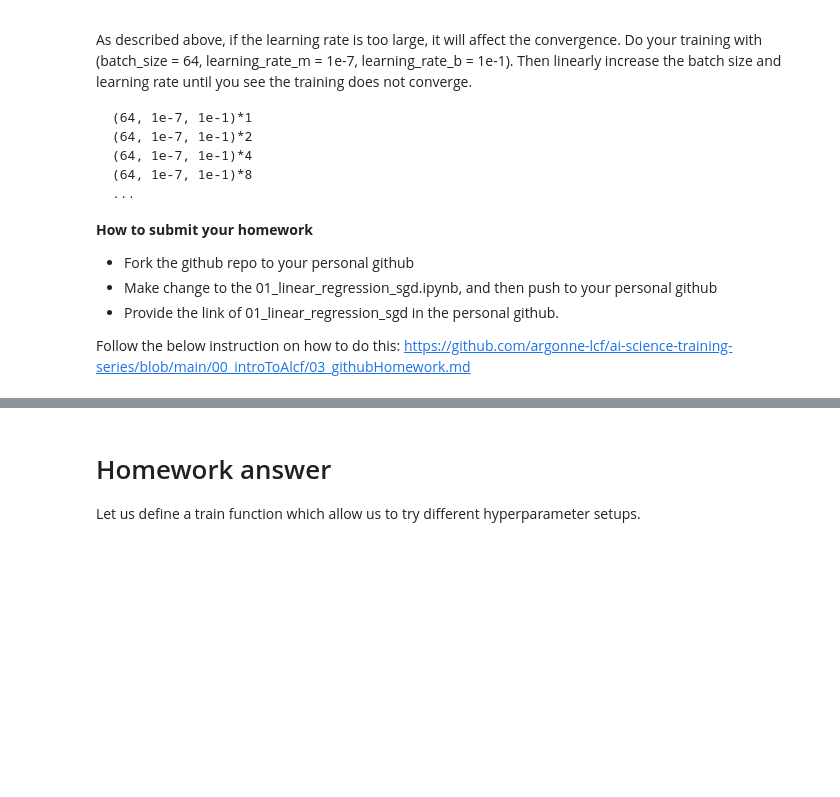
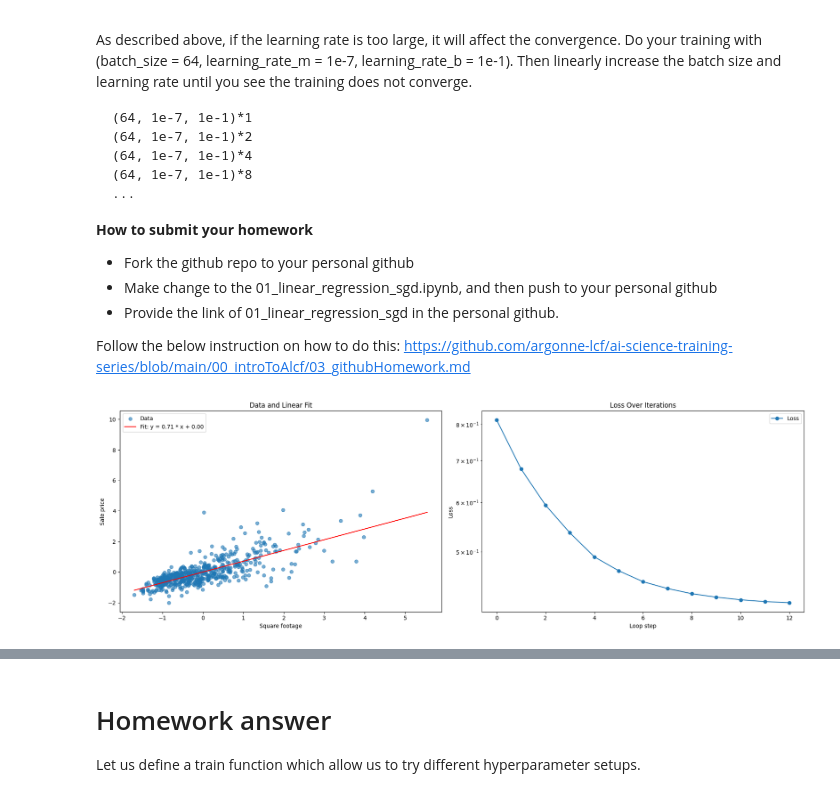
Before and after one commit to pnookala/ai-science-training-series, a Jupyter notebook: 01_intro_AI_on_Supercomputer/01_linear_regression_sgd.ipynb, the cells around one changed output, grey strips where cells are left out. Saved outputs shown, nothing was run; the diff lists cells and outputs as text; code cells hidden in the pictures; blank space fills up the shorter version.

```diff
--- a/01_intro_AI_on_Supercomputer/01_linear_regression_sgd.ipynb
+++ b/01_intro_AI_on_Supercomputer/01_linear_regression_sgd.ipynb
@@ -403,100 +403,98 @@ As described above, if the learning rate is too large, it will affect the conver
 Follow the below instruction on how to do this:
 https://github.com/argonne-lcf/ai-science-training-series/blob/main/00_introToAlcf/03_githubHomework.md
 # %%
-########### My Homework Code ###############
-
+######### My Homework Code ############
 import numpy as np
 import matplotlib.pyplot as plt
 import time
+from IPython.display import clear_output
+
+def loss(data_x, data_y, m, b):
+    return (data_y - (m * data_x + b))**2
+
+def gradient_m(batch_x, batch_y, m, b):
+    return -2 * np.mean(batch_x * (batch_y - (m * batch_x + b)))
+
+def gradient_b(batch_x, batch_y, m, b):
+    return -2 * np.mean(batch_y - (m * batch_x + b))
+
+def updated_m(batch_x, batch_y, m, b, learning_rate):
+    grad_m = gradient_m(batch_x, batch_y, m, b)
+    grad_m = np.clip(grad_m, -10, 10)  # Gradient clipping
+    return m - learning_rate * grad_m
+
+def updated_b(batch_x, batch_y, m, b, learning_rate):
+    grad_b = gradient_b(batch_x, batch_y, m, b)
+    grad_b = np.clip(grad_b, -10, 10)  # Gradient clipping
+    return b - learning_rate * grad_b
 
 def mini_batch_training(data_x, data_y, batch_size, learning_rate_m, learning_rate_b, loop_N):
-    """
-    Perform mini-batch gradient descent with adjustable batch size and learning rates.
+    m, b = 0.0, 0.0  # Initialize parameters
 
-    Parameters:
-        data_x (numpy.ndarray): Input feature array.
-        data_y (numpy.ndarray): Target array.
-        batch_size (int): Size of the mini-batches.
-        learning_rate_m (float): Learning rate for slope (m).
-        learning_rate_b (float): Learning rate for intercept (b).
-        loop_N (int): Number of training iterations.
-    """
-    # Initialize parameters
-    m = 5.0
-    b = 1000.0
-
-    # Loss history for plotting
     loss_history = []
-
-    # Total number of samples
     num_samples = len(data_x)
 
     for i in range(loop_N):
-        # Shuffle the data at the start of each iteration
         indices = np.random.permutation(num_samples)
         shuffled_x = data_x[indices]
         shuffled_y = data_y[indices]
 
-        # Process data in mini-batches
         for batch_start in range(0, num_samples, batch_size):
-            batch_end = min(batch_start + batch_size, num_samples)  # Ensure no out-of-bound error
+            batch_end = min(batch_start + batch_size, num_samples)
             batch_x = shuffled_x[batch_start:batch_end]
             batch_y = shuffled_y[batch_start:batch_end]
 
-            # Update parameters using the batch
             m = updated_m(batch_x, batch_y, m, b, learning_rate_m)
             b = updated_b(batch_x, batch_y, m, b, learning_rate_b)
 
-        # Calculate the loss value over the entire dataset
         loss_value = np.mean(loss(data_x, data_y, m, b))
         loss_history.append(loss_value)
 
-        # Print progress
-        print(f'[{i:03d}] dy_i = {m:.2f} * x + {b:.2f}    loss: {loss_value:.6f}')
+        # Visualization
+        clear_output(wait=True)
+        fig, ax = plt.subplots(1, 2, figsize=(18, 6))
 
-        # Plotting
-        plt.close('all')
-        fig, ax = plt.subplots(1, 2, figsize=(18, 6), dpi=80)
-
-        # Plot data and current line fit
         ax[0].scatter(data_x, data_y, label="Data", alpha=0.6)
         line_x = np.linspace(data_x.min(), data_x.max(), 100)
         line_y = line_x * m + b
         ax[0].plot(line_x, line_y, 'r-', label=f'Fit: y = {m:.2f} * x + {b:.2f}')
         ax[0].set_title('Data and Linear Fit')
         ax[0].set_xlabel('Square footage')
         ax[0].set_ylabel('Sale price')
         ax[0].legend()
 
-        # Plot the loss
         ax[1].plot(range(len(loss_history)), loss_history, 'o-', label='Loss')
         ax[1].set_yscale('log')
         ax[1].set_title('Loss Over Iterations')
         ax[1].set_xlabel('Loop step')
         ax[1].set_ylabel('Loss')
         ax[1].legend()
 
         plt.tight_layout()
         plt.show()
 
-        # Pause for visualization
-        time.sleep(1)
-        ipydis.clear_output(wait=True)
+        print(f'[{i:03d}] dy_i = {m:.2f} * x + {b:.2f}    loss: {loss_value:.6f}')
+
+        time.sleep(0.5)
 
     return m, b, loss_history
 
+
+# Normalize data to prevent overflow
+data_x = (data['GrLivArea'].to_numpy() - data['GrLivArea'].mean()) / data['GrLivArea'].std()
+data_y = (data['SalePrice'].to_numpy() - data['SalePrice'].mean()) / data['SalePrice'].std()
+
 # Example usage: Loop through different batch sizes and learning rates
 batch_sizes = [30, 60, 120]
-learning_rates_m = [1e-6, 1e-7]
-learning_rates_b = [1e-2, 1e-1]
+learning_rates_m = [1e-2, 1e-3]
+learning_rates_b = [1e-2, 1e-3]
 loop_N = 30
-
-data_x = data['GrLivArea'].to_numpy()
-data_y = data['SalePrice'].to_numpy()
 
 for batch_size in batch_sizes:
     for lr_m in learning_rates_m:
         for lr_b in learning_rates_b:
             print(f"Training with batch_size={batch_size}, learning_rate_m={lr_m}, learning_rate_b={lr_b}")
             m, b, loss_history = mini_batch_training(data_x, data_y, batch_size, lr_m, lr_b, loop_N)
             print(f"Final model: y = {m:.2f} * x + {b:.2f}")
+# %% [output]
+[figure, added]
```
Also changed, not shown: parts of 5 cells of this notebook.
